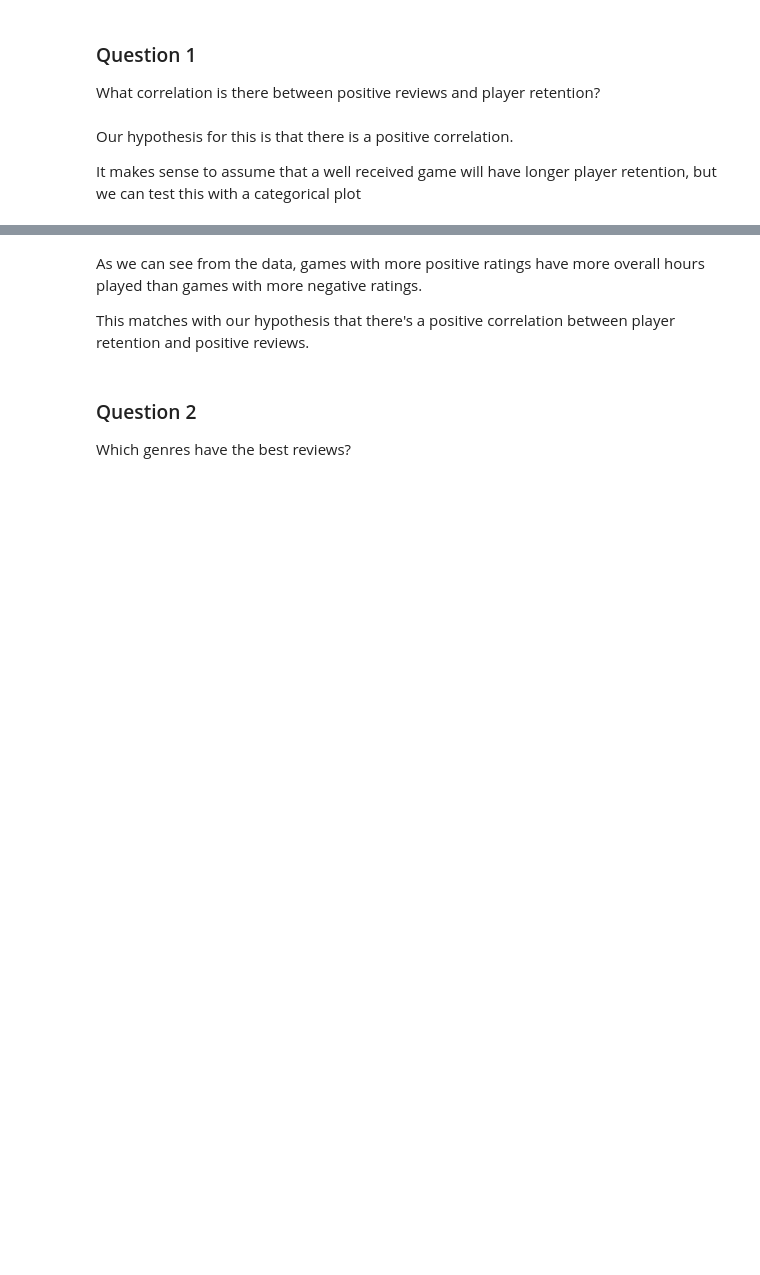
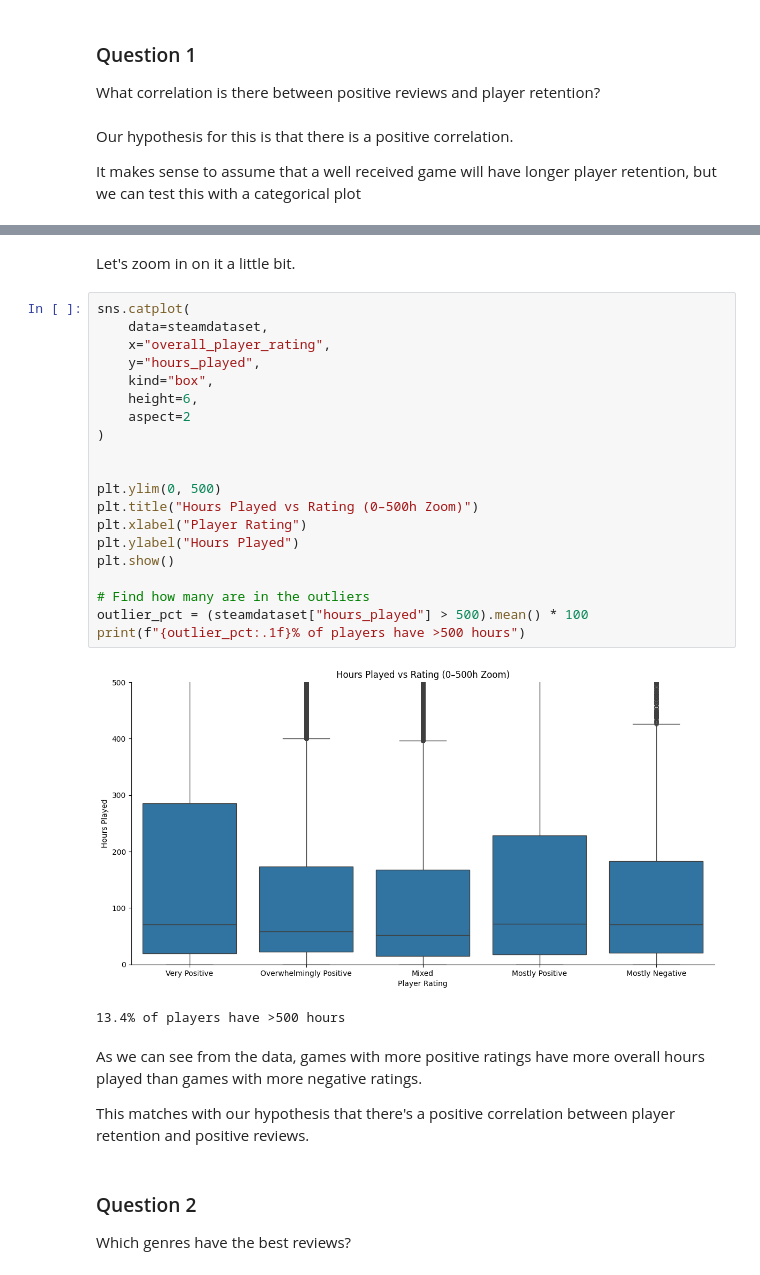
Before and after one commit to sjsu-cs133-f25/gamers-steamreviews-games, a Jupyter notebook: notebooks/02_visual_analytics.ipynb, the cells around one changed output, grey strips where cells are left out. Cells and saved outputs as stored; diff of their text form; blank space fills up the shorter version.

```diff
--- a/notebooks/02_visual_analytics.ipynb
+++ b/notebooks/02_visual_analytics.ipynb
@@ -206,3 +168,28 @@ plt.show()
+# %% [markdown]
+Let's zoom in on it a little bit.
+# %%
+sns.catplot(
+    data=steamdataset,
+    x="overall_player_rating",
+    y="hours_played",
+    kind="box",
+    height=6,
+    aspect=2
+)
+
+
+plt.ylim(0, 500)
+plt.title("Hours Played vs Rating (0–500h Zoom)")
+plt.xlabel("Player Rating")
+plt.ylabel("Hours Played")
+plt.show()
+
+# Find how many are in the outliers
+outlier_pct = (steamdataset["hours_played"] > 500).mean() * 100
+print(f"{outlier_pct:.1f}% of players have >500 hours")
+# %% [output]
+[figure, added]
+13.4% of players have >500 hours
 # %% [markdown]
 As we can see from the data, games with more positive ratings have more overall hours played than games with more negative ratings.
 
```
Also changed, not shown: parts of 13 cells of this notebook.
